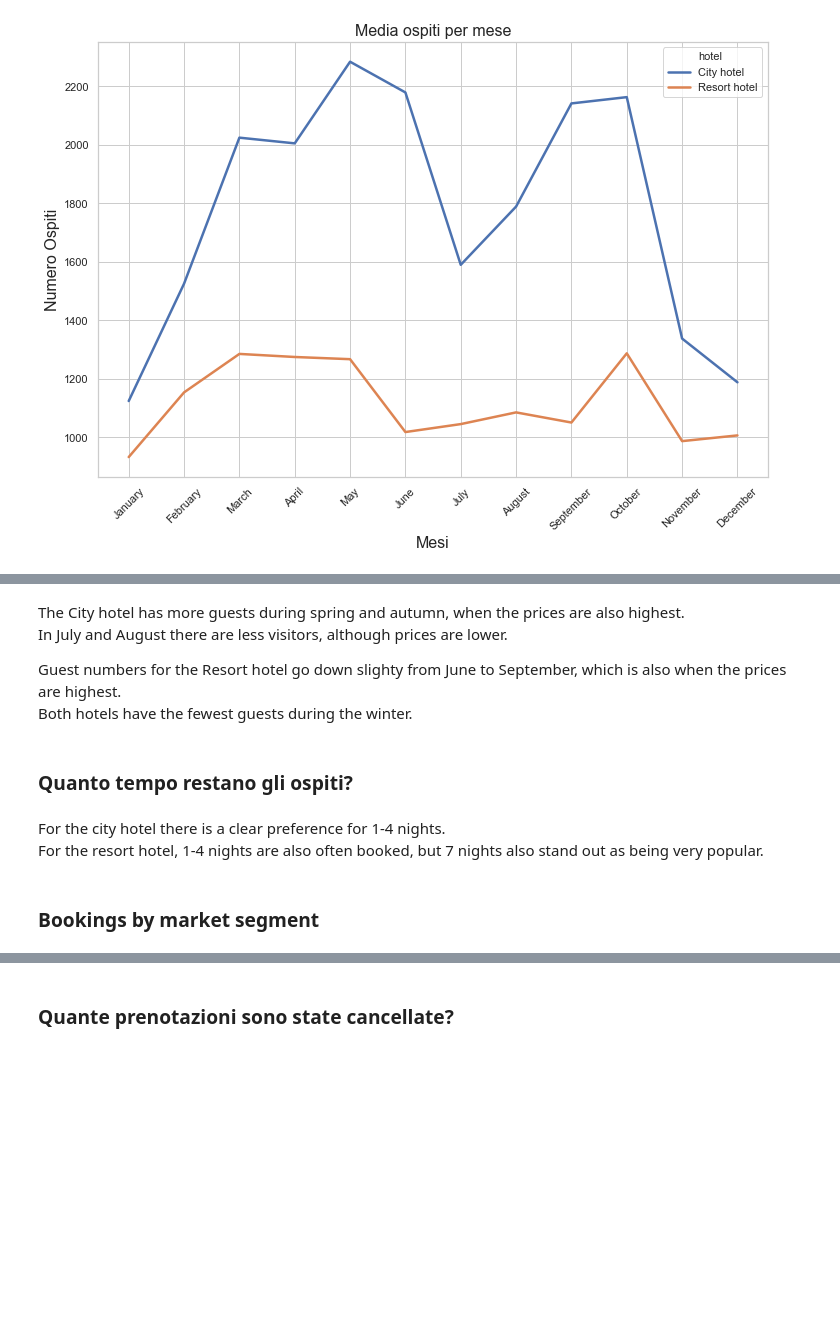
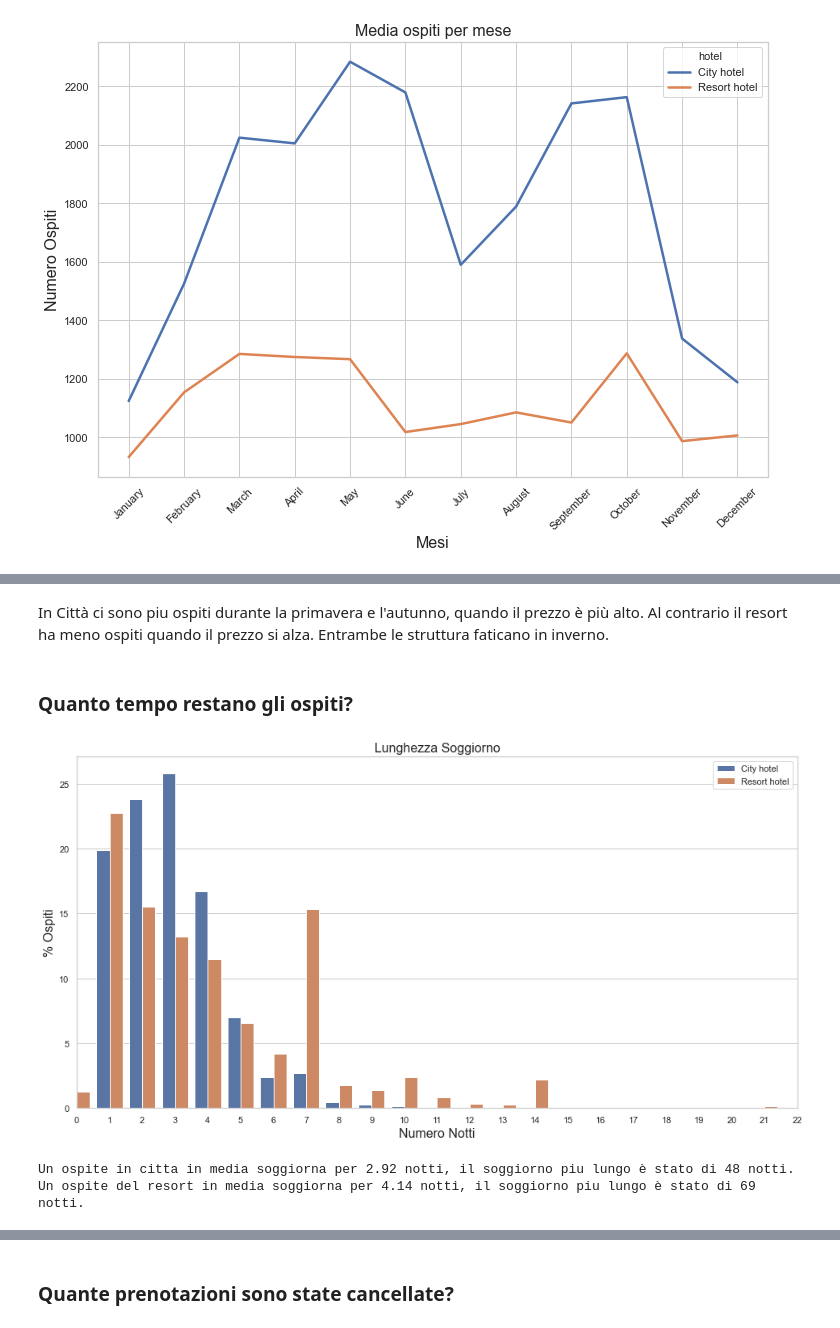
Before and after one commit to davidemaggi/ML-Hotel-Booking, a Jupyter notebook: Cancellation/AED Prenotazioni e previsione delle cancellazioni.ipynb, the cells around one changed output, grey strips where cells are left out. Cells and saved outputs as stored; diff of their text form; code cells hidden in the pictures; blank space fills up the shorter version.

```diff
--- a/Cancellation/AED Prenotazioni e previsione delle cancellazioni.ipynb
+++ b/Cancellation/AED Prenotazioni e previsione delle cancellazioni.ipynb
@@ -323,8 +326,6 @@ plt.show()
-# %% [markdown]
-The City hotel has more guests during spring and autumn, when the prices are also highest.
-In July and August there are less visitors, although prices are lower.
-
-Guest numbers for the Resort hotel go down slighty from June to September, which is also when the prices are highest.
-Both hotels have the fewest guests during the winter.
+# %% [markdown]
+In Città ci sono piu ospiti durante la primavera e l'autunno, quando il prezzo è più alto.
+Al contrario il resort ha meno ospiti quando il prezzo si alza.
+Entrambe le struttura faticano in inverno.
 # %% [markdown]
 ### Quanto tempo restano gli ospiti?
@@ -353,11 +332,35 @@ nights_data = pd.concat([res_nights, cty_nights], ignore_index=True)
+# %%
+# Modifichiamo i Dataset aggiungendo i dati rilevanti
+set_resort["notti_totali"] = set_resort["stays_in_weekend_nights"] + set_resort["stays_in_week_nights"]
+set_citta["notti_totali"] = set_citta["stays_in_weekend_nights"] + set_citta["stays_in_week_nights"]
+
+numero_notti_resort = list(set_resort["notti_totali"].value_counts().index)
+numero_prenotazioni_resort = list(set_resort["notti_totali"].value_counts())
+numero_prenotazioni_resort = set_resort["notti_totali"].value_counts() / sum(numero_prenotazioni_resort) * 100 # in percentuale
+
+numero_notti_citta = list(set_citta["notti_totali"].value_counts().index)
+numero_prenotazioni_citta = list(set_citta["notti_totali"].value_counts())
+numero_prenotazioni_citta = set_citta["notti_totali"].value_counts() / sum(numero_prenotazioni_citta) * 100 # in percentuale
+
+notti_resort = pd.DataFrame({"hotel": "Resort hotel",
+                           "numero_notti": numero_notti_resort,
+                           "numero_prenotazioni": numero_prenotazioni_resort})
+
+notti_citta = pd.DataFrame({"hotel": "City hotel",
+                           "numero_notti": numero_notti_citta,
+                           "numero_prenotazioni": numero_prenotazioni_citta})
+
+notti_totali = pd.concat([notti_resort, notti_citta], ignore_index=True)
 # %%
-#show figure:
+# Mettiamo il risultato in un grafico a barre:
 plt.figure(figsize=(16, 8))
-sns.barplot(x = "num_nights", y = "rel_num_bookings", hue="hotel", data=nights_data,
+sns.barplot(x = "numero_notti", y = "numero_prenotazioni", hue="hotel", data=notti_totali,
             hue_order = ["City hotel", "Resort hotel"])
-plt.title("Length of stay", fontsize=16)
-plt.xlabel("Number of nights", fontsize=16)
-plt.ylabel("Guests [%]", fontsize=16)
+plt.title("Lunghezza Soggiorno", fontsize=16)
+plt.xlabel("Numero Notti", fontsize=16)
+plt.ylabel("% Ospiti", fontsize=16)
 plt.legend(loc="upper right")
 plt.xlim(0,22)
 plt.show()
+# %% [output]
+[figure, added]
@@ -369,5 +367,8 @@ print(f"On average, guests of the Resort hotel stay {avg_nights_res:.2f} nights,
-# %% [markdown]
-For the city hotel there is a clear preference for 1-4 nights.
-For the resort hotel, 1-4 nights are also often booked, but 7 nights also stand out as being very popular.
-# %% [markdown]
-### Bookings by market segment
+# %%
+media_notti_resort = sum(list((notti_resort["numero_notti"] * (notti_resort["numero_prenotazioni"]/100)).values))
+media_notti_citta = sum(list((notti_citta["numero_notti"] * (notti_citta["numero_prenotazioni"]/100)).values))
+print(f"Un ospite in citta in media soggiorna per {media_notti_citta:.2f} notti, il soggiorno piu lungo è stato di {notti_citta['numero_notti'].max()} notti.")
+print(f"Un ospite del resort in media soggiorna per {media_notti_resort:.2f} notti, il soggiorno piu lungo è stato di {notti_resort['numero_notti'].max()} notti.")
+# %% [output]
+Un ospite in citta in media soggiorna per 2.92 notti, il soggiorno piu lungo è stato di 48 notti.
+Un ospite del resort in media soggiorna per 4.14 notti, il soggiorno piu lungo è stato di 69 notti.
```
Also changed, not shown: parts of 25 cells of this notebook.
